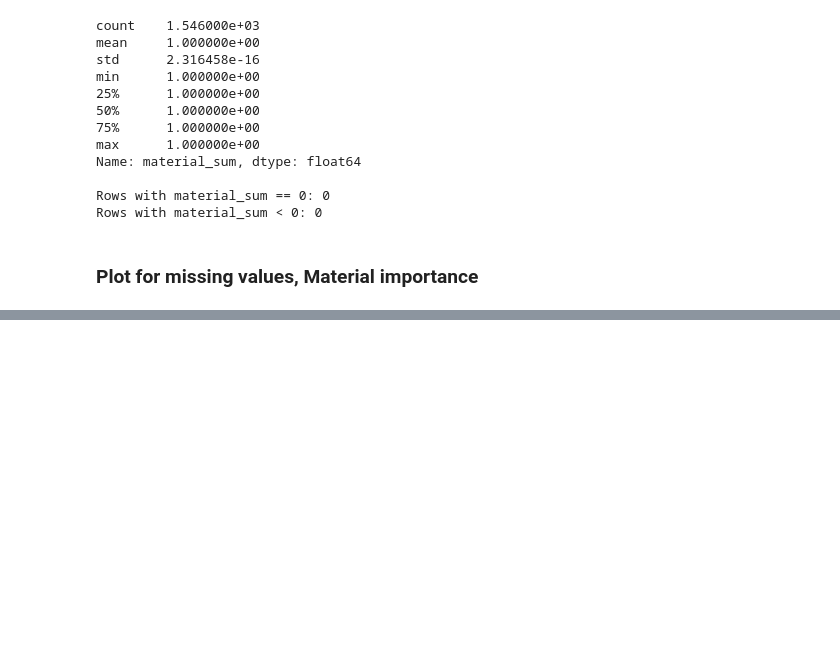
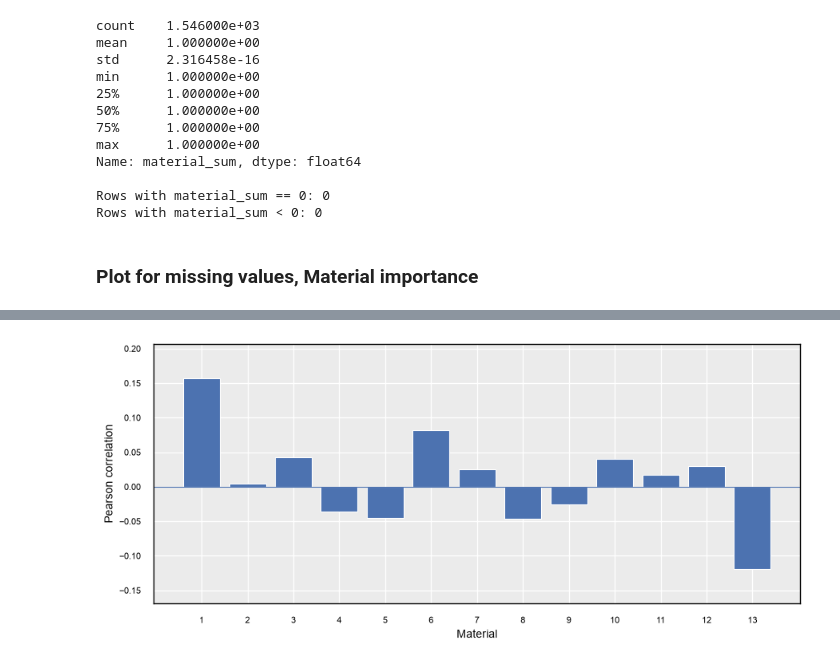
Before and after one commit to sed-mirzaee/TS-Forecasting-Project, a Jupyter notebook: notebooks/01_data_quality_eda.ipynb, the cells around one changed output, grey strips where cells are left out. Saved outputs shown, nothing was run; the diff lists cells and outputs as text; code cells hidden in the pictures; blank space fills up the shorter version.

```diff
--- a/notebooks/01_data_quality_eda.ipynb
+++ b/notebooks/01_data_quality_eda.ipynb
@@ -846,0 +1349,32 @@ fig.savefig(
+# %%
+fig, ax = plt.subplots(figsize=(9, 4))
+
+ax.bar(
+    input_material_dependence["Material"],
+    input_material_dependence["Pearson_r"]
+)
+
+ax.axhline(
+    0,
+    linewidth=0.8
+)
+
+ax.set_xlabel("Material")
+ax.set_ylabel("Pearson correlation")
+
+ax.set_ylim(
+    min(-0.05, input_material_dependence["Pearson_r"].min() - 0.05),
+    max(0.05, input_material_dependence["Pearson_r"].max() + 0.05)
+)
+
+fig.tight_layout()
+
+fig.savefig(
+    FIGURE_DIR / "input_material_pearson_correlation_r.png",
+    dpi=300,
+    bbox_inches="tight"
+)
+
+plt.show()
+# %% [output]
+[figure, added]
```
Also changed, not shown: parts of 8 cells of this notebook, 35 other files.
